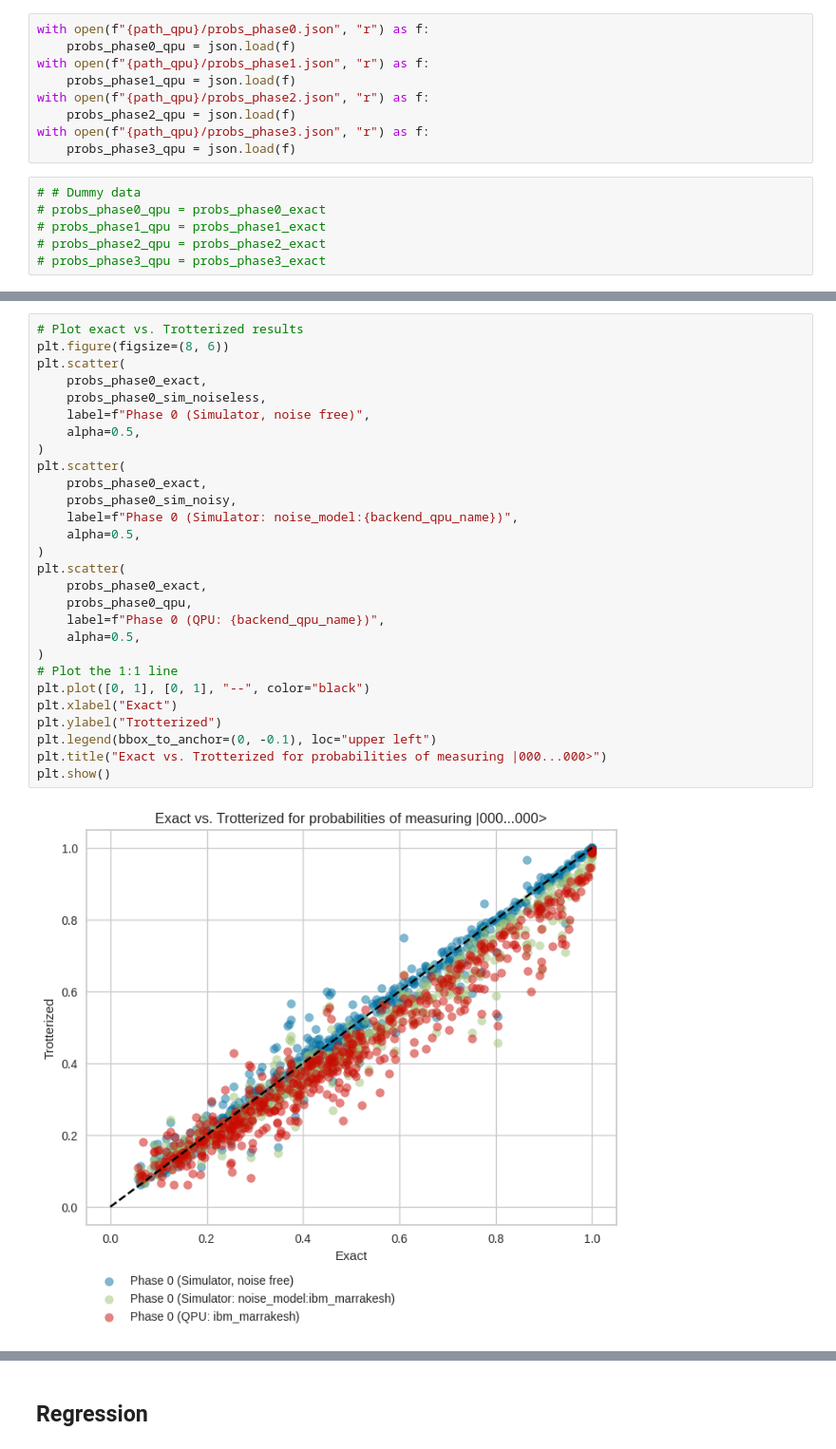
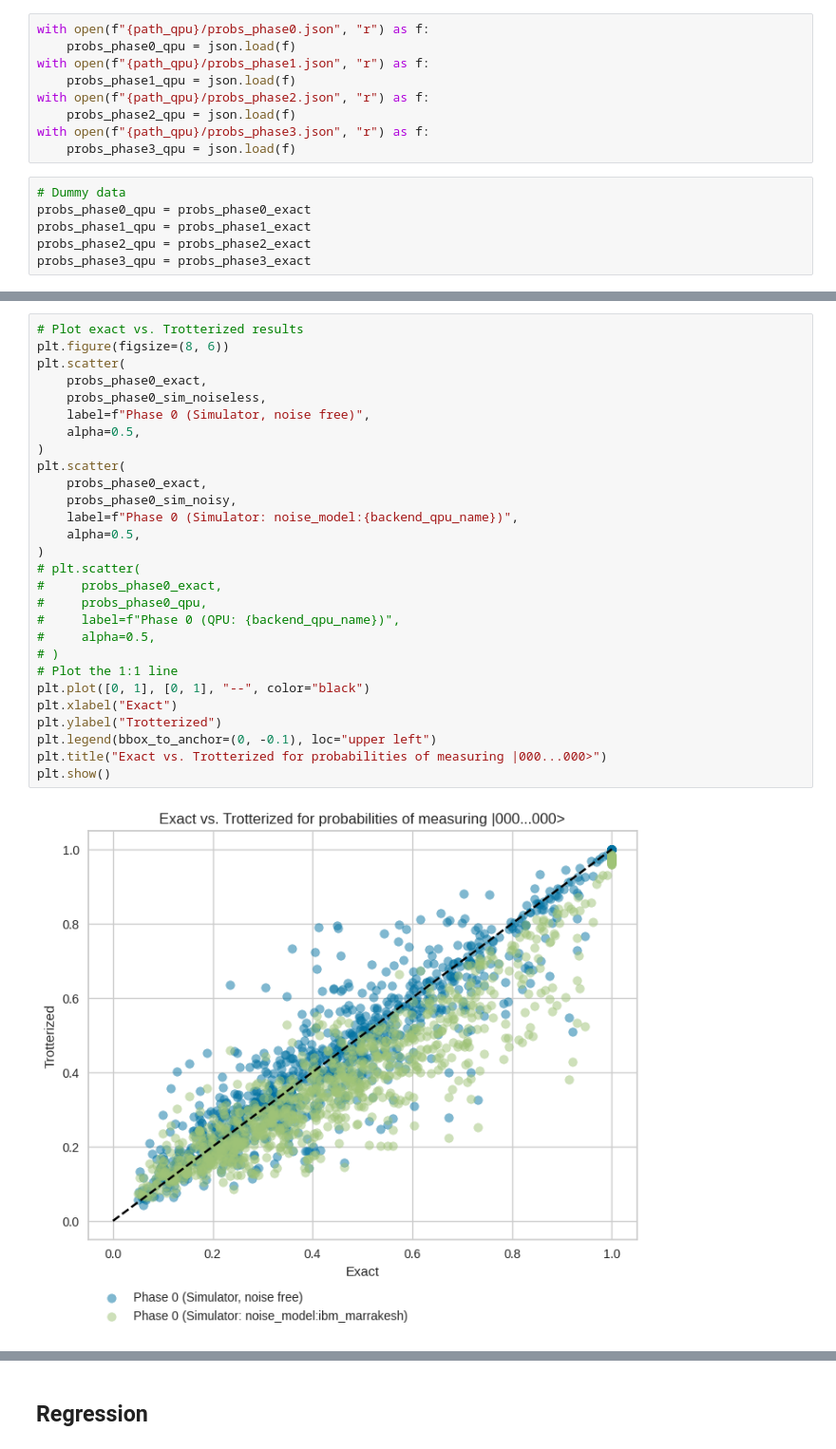
Before and after one commit to YutoMorohoshi/fourier_learning_ibm, a Jupyter notebook: regression.ipynb, the cells around one changed output, grey strips where cells are left out. Shown: that part at 95% size. Drawn from its saved outputs; the diff is of its cells as text.

```diff
--- a/regression.ipynb
+++ b/regression.ipynb
@@ -84,11 +84,11 @@ with open(f"{path_qpu}/probs_phase2.json", "r") as f:
 with open(f"{path_qpu}/probs_phase3.json", "r") as f:
     probs_phase3_qpu = json.load(f)
 # %%
-# # Dummy data
-# probs_phase0_qpu = probs_phase0_exact
-# probs_phase1_qpu = probs_phase1_exact
-# probs_phase2_qpu = probs_phase2_exact
-# probs_phase3_qpu = probs_phase3_exact
+# Dummy data
+probs_phase0_qpu = probs_phase0_exact
+probs_phase1_qpu = probs_phase1_exact
+probs_phase2_qpu = probs_phase2_exact
+probs_phase3_qpu = probs_phase3_exact
 # %%
 probs_phase0_exact = extract_probs(probs_phase0_exact, probs_phase0_qpu)
 probs_phase1_exact = extract_probs(probs_phase1_exact, probs_phase1_qpu)
@@ -112,33 +112,33 @@ probs_phase3_qpu = extract_probs(probs_phase3_qpu, probs_phase3_qpu)
 # %%
 # Plot exact vs. Trotterized results
 plt.figure(figsize=(8, 6))
 plt.scatter(
     probs_phase0_exact,
     probs_phase0_sim_noiseless,
     label=f"Phase 0 (Simulator, noise free)",
     alpha=0.5,
 )
 plt.scatter(
     probs_phase0_exact,
     probs_phase0_sim_noisy,
     label=f"Phase 0 (Simulator: noise_model:{backend_qpu_name})",
     alpha=0.5,
 )
-plt.scatter(
-    probs_phase0_exact,
-    probs_phase0_qpu,
-    label=f"Phase 0 (QPU: {backend_qpu_name})",
-    alpha=0.5,
-)
+# plt.scatter(
+#     probs_phase0_exact,
+#     probs_phase0_qpu,
+#     label=f"Phase 0 (QPU: {backend_qpu_name})",
+#     alpha=0.5,
+# )
 # Plot the 1:1 line
 plt.plot([0, 1], [0, 1], "--", color="black")
 plt.xlabel("Exact")
 plt.ylabel("Trotterized")
 plt.legend(bbox_to_anchor=(0, -0.1), loc="upper left")
 plt.title("Exact vs. Trotterized for probabilities of measuring |000...000>")
 plt.show()
 # %% [output]
-[figure, old version]
+[figure, new version]
 # %%
 # Plot exact vs. Trotterized results
 plt.figure(figsize=(8, 6))
```
Also changed, not shown: parts of 16 cells of this notebook, 35 other files.
